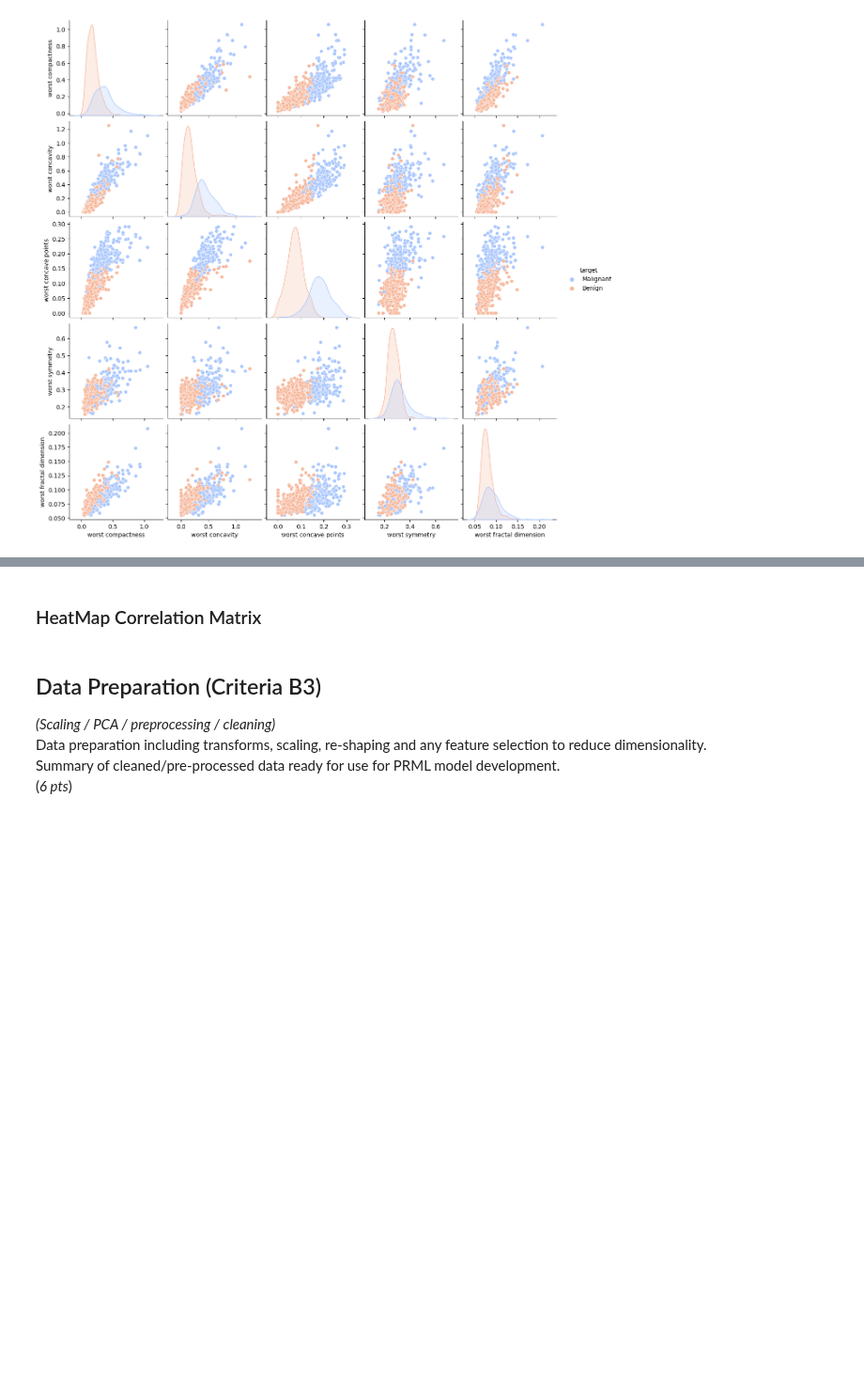
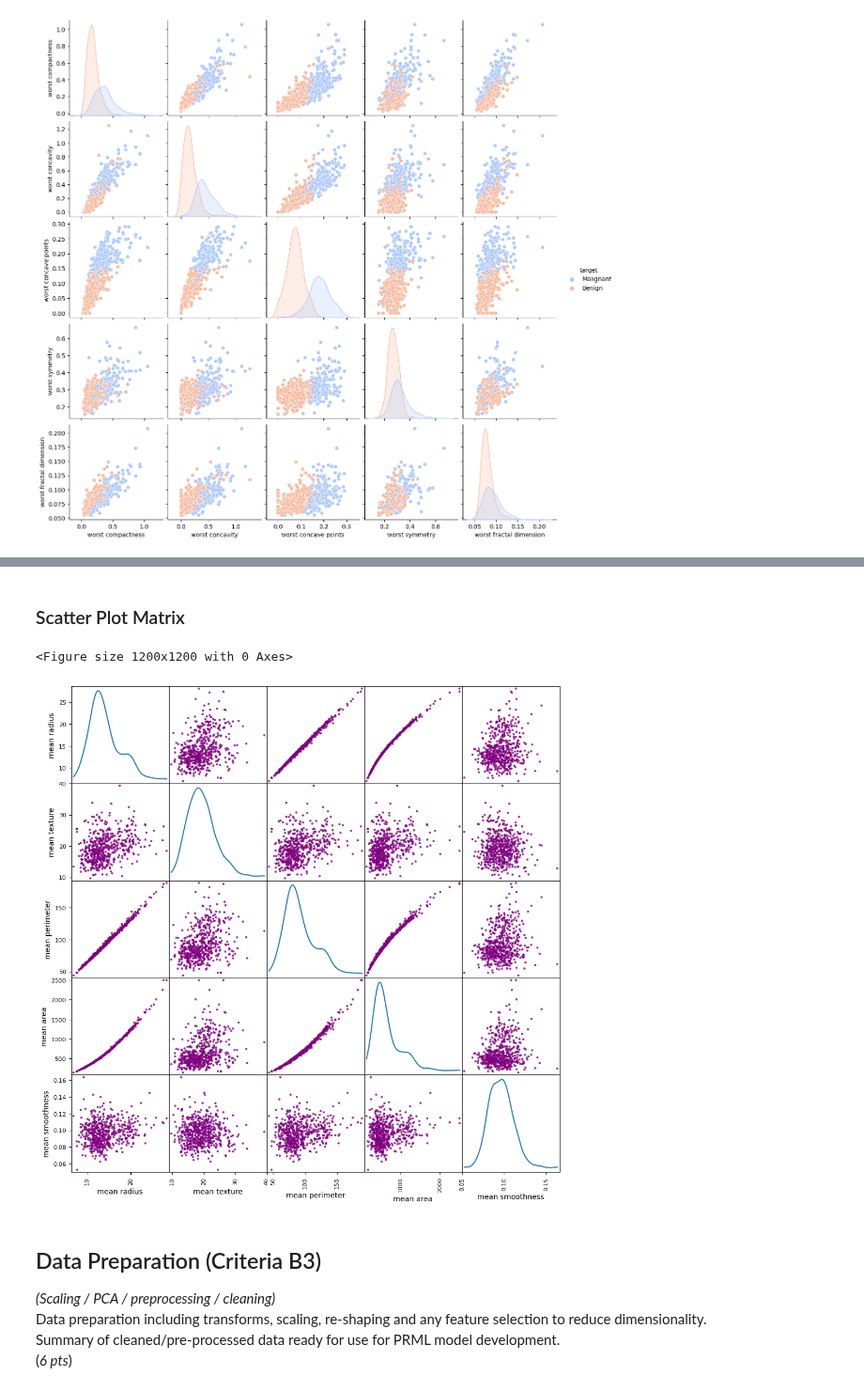
Before and after one commit to 4rtify/RoboticsJourney, a Jupyter notebook: Self_Study/1.PatternReg.ML/Uni.Assignment/Assignment_Part2/Part2.ipynb, the cells around one changed output, grey strips where cells are left out. Shown at 94% size. Cells and saved outputs as stored; diff of their text form; code cells hidden in the pictures; blank space fills up the shorter version.

```diff
--- a/Self_Study/1.PatternReg.ML/Uni.Assignment/Assignment_Part2/Part2.ipynb
+++ b/Self_Study/1.PatternReg.ML/Uni.Assignment/Assignment_Part2/Part2.ipynb
@@ -335,2 +372,2 @@ plt.show()
 # %% [markdown]
-### HeatMap Correlation Matrix
+### Scatter  Plot Matrix
@@ -339,3 +374,13 @@ sns.heatmap(df.corr(), annot=True)
+# %%
+# Too big
+# scatter_matrix(df)
+# scatter_matrix(df.iloc[:, :5])
+plt.figure(figsize=(12, 12))
+scatter_matrix(df.iloc[:, :5], alpha=0.8, diagonal='kde', figsize=(12, 12), color='purple')
+plt.show()
+# %% [output]
+<Figure size 1200x1200 with 0 Axes>
+[figure, added]
 # %% [markdown]
 ## Data Preparation (Criteria B3)
 *(Scaling / PCA / preprocessing / cleaning)*
```
Also changed, not shown: parts of 37 cells of this notebook, 1 other file.
